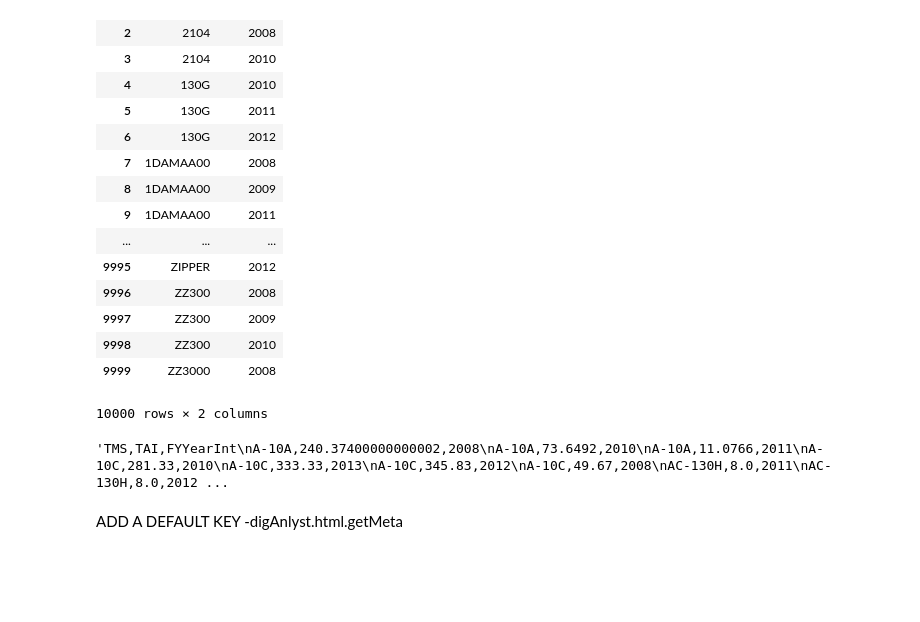
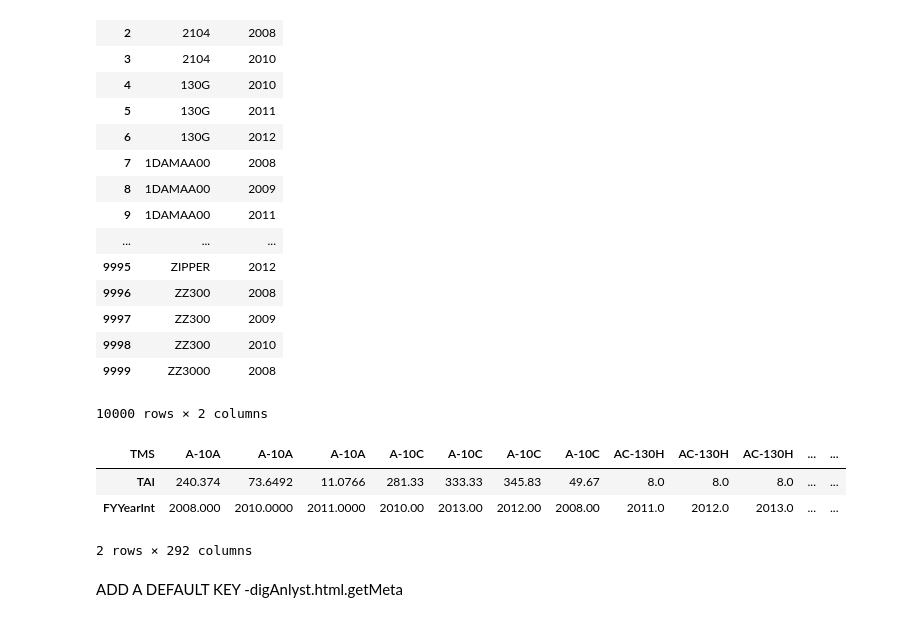
Before and after one commit to dthoma8/d3projs, a Jupyter notebook: datastuff.ipynb, the cells around one changed output. Drawn from its saved outputs; the diff is of its cells as text; code cells hidden in the pictures; blank space fills up the shorter version.

```diff
--- a/datastuff.ipynb
+++ b/datastuff.ipynb
@@ -220,9 +223,15 @@ pd.Series.yDontPandasHaveInPlaceFilter=yDontPandasHaveInPlaceFilter
 # %%
-(pd.DataFrame(inventory[["TMS", "TAI", "FYYearInt"]]
-             )
-).yDontPandasHaveInPlaceFilter(0, "TAI").dropna().set_index("TMS").to_csv()
+(inventory[["TMS", "TAI", "FYYearInt"]]
+ .yDontPandasHaveInPlaceFilter(0, "TAI")
+ .reset_index(drop=True)
+ .set_index("TMS")
+ .T
+)
 # %% [output]
+| TMS | A-10A | A-10A | A-10A | A-10C | A-10C | A-10C | A-10C | AC-130H | AC-130H | AC-130H | ... | ... |
+| TAI | 240.374 | 73.6492 | 11.0766 | 281.33 | 333.33 | 345.83 | 49.67 | 8.0 | 8.0 | 8.0 | ... | ... |
+| FYYearInt | 2008.000 | 2010.0000 | 2011.0000 | 2010.00 | 2013.00 | 2012.00 | 2008.00 | 2011.0 | 2012.0 | 2013.0 | ... | ... |
-'TMS,TAI,FYYearInt\nA-10A,240.37400000000002,2008\nA-10A,73.6492,2010\nA-10A,11.0766,2011\nA-10C,281.33,2010\nA-10C,333.33,2013\nA-10C,345.83,2012\nA-10C,49.67,2008\nAC-130H,8.0,2011\nAC-130H,8.0,2012 ...
+2 rows × 292 columns
 # %% [markdown]
 ADD A DEFAULT KEY -digAnlyst.html.getMeta
 # %% [markdown]
```
Also changed, not shown: parts of 1 cell of this notebook, 1 other file.
